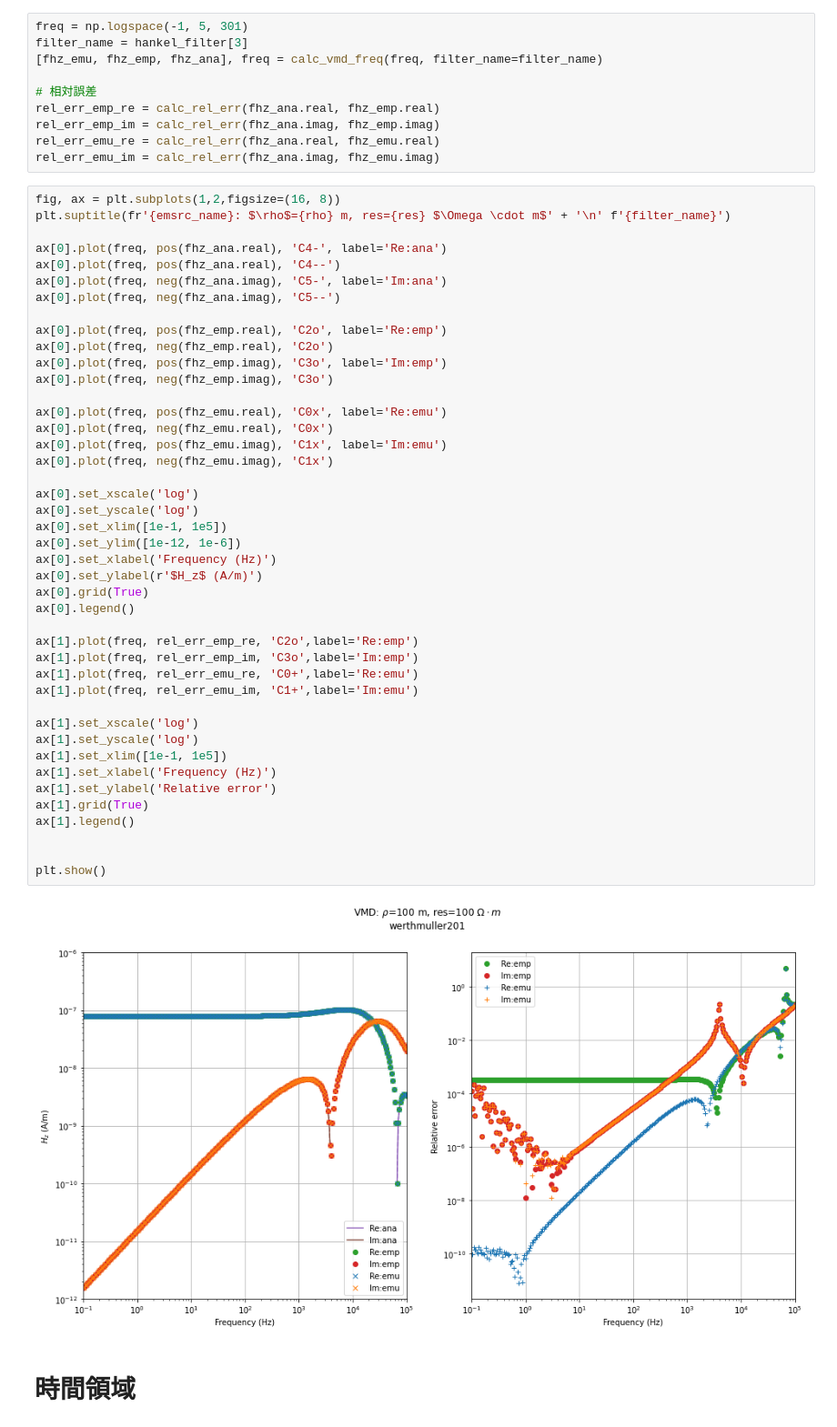
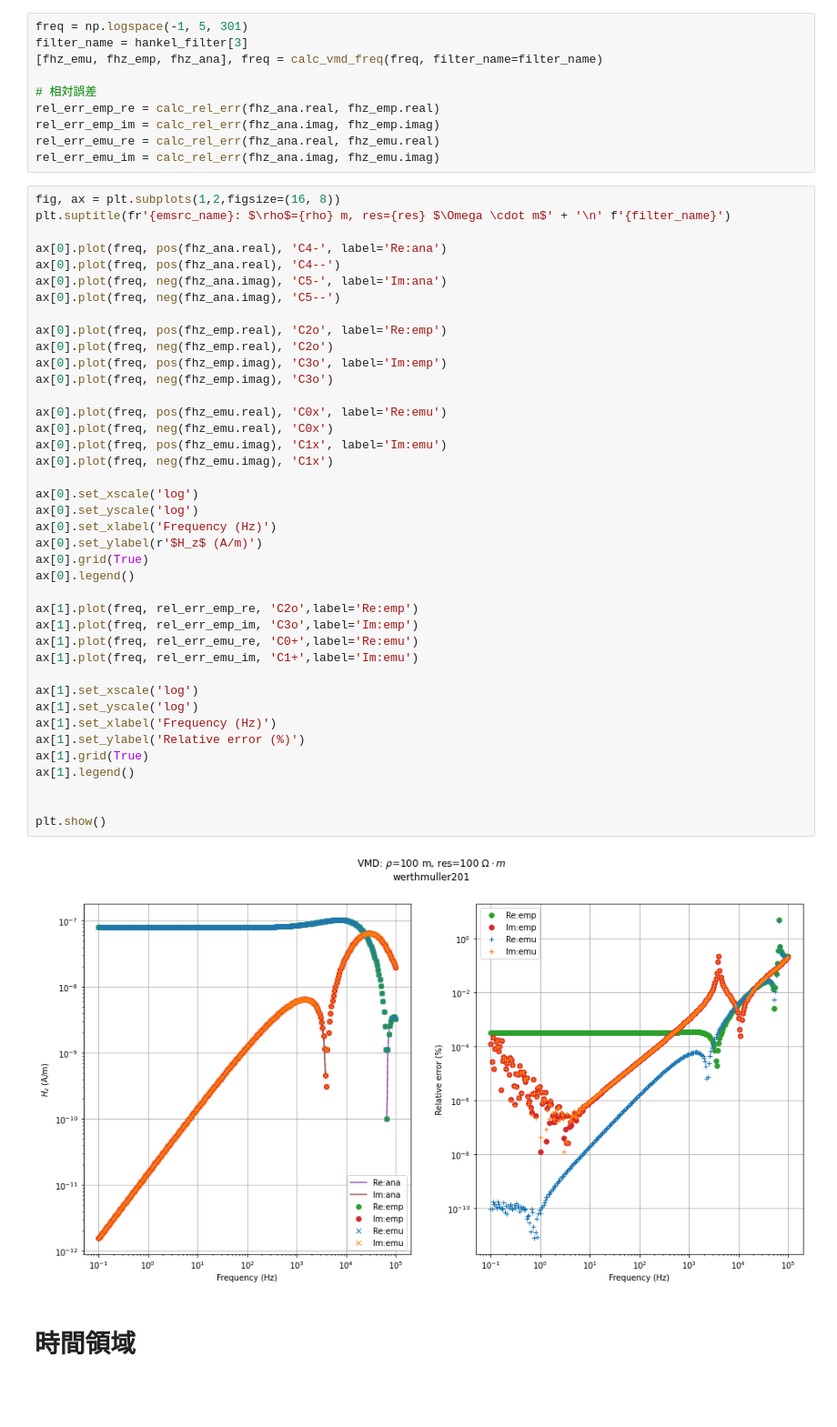
Before and after one commit to WasedaGeophysics/emulatte, a Jupyter notebook: example/Ward_and_Hohmann_1988/vmd.ipynb, the cells around one changed output. Shown at 91% size. Saved outputs shown, nothing was run; the diff lists cells and outputs as text; blank space fills up the shorter version.

```diff
--- a/example/Ward_and_Hohmann_1988/vmd.ipynb
+++ b/example/Ward_and_Hohmann_1988/vmd.ipynb
@@ -52,38 +52,35 @@ ax[0].plot(freq, pos(fhz_emp.real), 'C2o', label='Re:emp')
 ax[0].plot(freq, neg(fhz_emp.real), 'C2o')
 ax[0].plot(freq, pos(fhz_emp.imag), 'C3o', label='Im:emp')
 ax[0].plot(freq, neg(fhz_emp.imag), 'C3o')
 
 ax[0].plot(freq, pos(fhz_emu.real), 'C0x', label='Re:emu')
 ax[0].plot(freq, neg(fhz_emu.real), 'C0x')
 ax[0].plot(freq, pos(fhz_emu.imag), 'C1x', label='Im:emu')
 ax[0].plot(freq, neg(fhz_emu.imag), 'C1x')
 
 ax[0].set_xscale('log')
 ax[0].set_yscale('log')
-ax[0].set_xlim([1e-1, 1e5])
-ax[0].set_ylim([1e-12, 1e-6])
 ax[0].set_xlabel('Frequency (Hz)')
 ax[0].set_ylabel(r'$H_z$ (A/m)')
 ax[0].grid(True)
 ax[0].legend()
 
 ax[1].plot(freq, rel_err_emp_re, 'C2o',label='Re:emp')
 ax[1].plot(freq, rel_err_emp_im, 'C3o',label='Im:emp')
 ax[1].plot(freq, rel_err_emu_re, 'C0+',label='Re:emu')
 ax[1].plot(freq, rel_err_emu_im, 'C1+',label='Im:emu')
 
 ax[1].set_xscale('log')
 ax[1].set_yscale('log')
-ax[1].set_xlim([1e-1, 1e5])
 ax[1].set_xlabel('Frequency (Hz)')
-ax[1].set_ylabel('Relative error')
+ax[1].set_ylabel('Relative error (%)')
 ax[1].grid(True)
 ax[1].legend()
 
 
 plt.show()
 # %% [output]
-[figure, old version]
+[figure, new version]
 # %% [markdown]
 # 時間領域
 # %%
```
Also changed, not shown: parts of 1 cell of this notebook, 6 other files.
